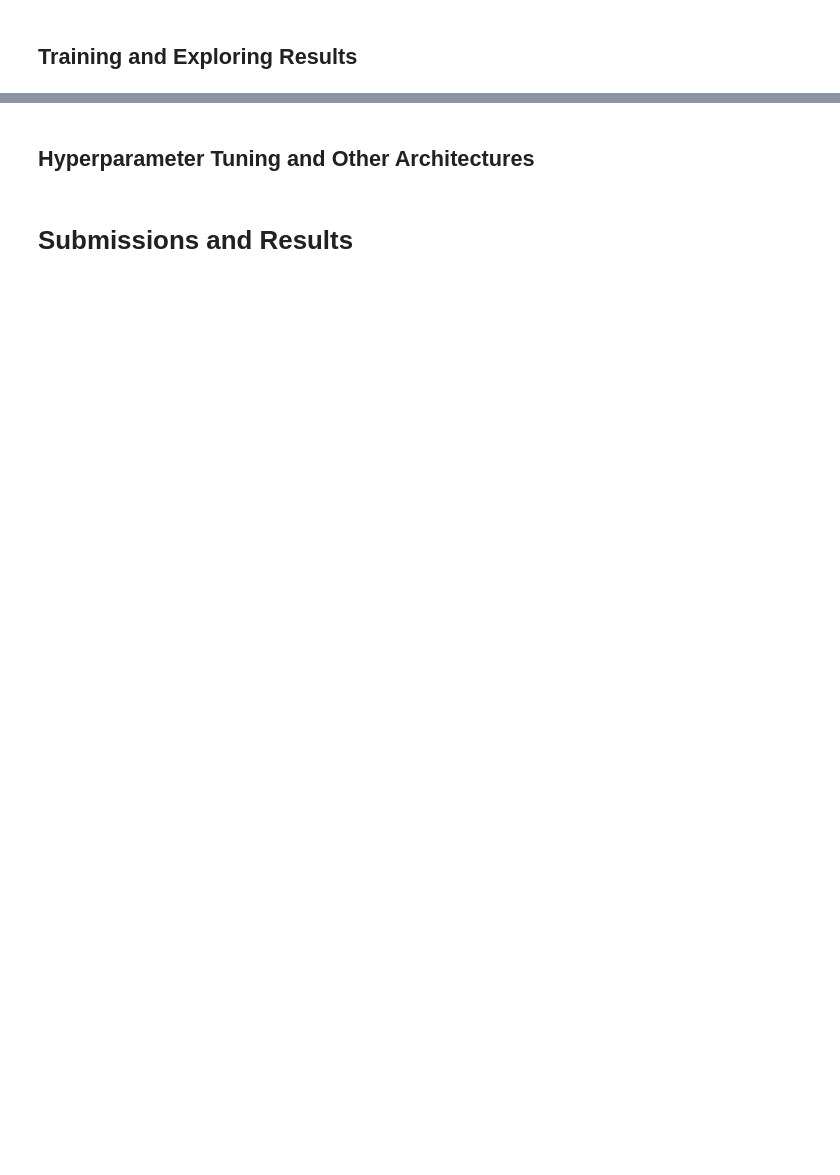
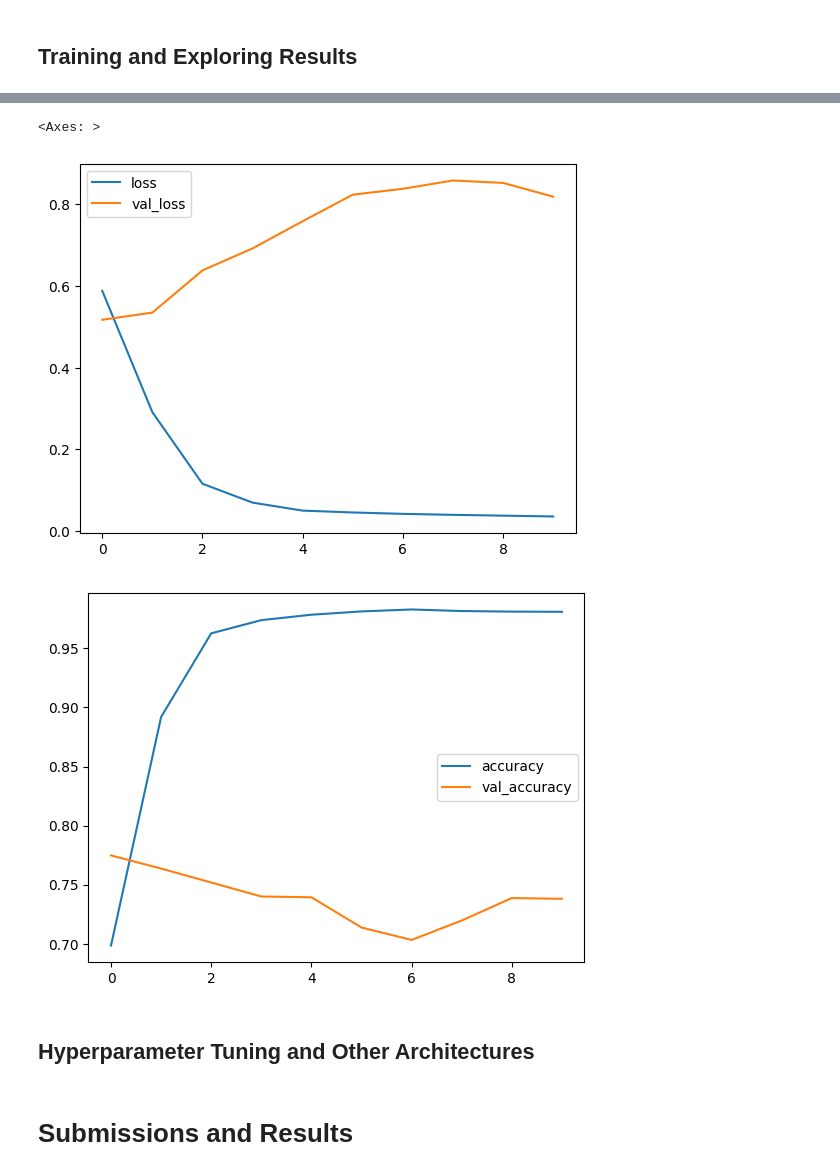
Before and after one commit to Pholmgrendev/RNNProject, a Jupyter notebook: TextClassification.ipynb, the cells around one changed output, grey strips where cells are left out. Cells and saved outputs as stored; diff of their text form; code cells hidden in the pictures; blank space fills up the shorter version.

```diff
--- a/TextClassification.ipynb
+++ b/TextClassification.ipynb
@@ -152,2 +250,6 @@ def clean_and_prep_text(df_text: pd.DataFrame):
 # %% [markdown]
 ## Training and Exploring Results
+# %%
+base_history = model_base.fit(train_pad, train_labels, epochs=10, validation_data=(val_pad, val_labels))
+
+base_metrics = pd.DataFrame(base_history.history)
@@ -154,3 +277,10 @@ def clean_and_prep_text(df_text: pd.DataFrame):
+# %%
+base_metrics[["loss","val_loss"]].plot()
+base_metrics[['accuracy', 'val_accuracy']].plot()
+# %% [output]
+<Axes: >
+[figure, added]
+[figure, added]
 # %% [markdown]
 ## Hyperparameter Tuning and Other Architectures
 # %% [markdown]
```
Also changed, not shown: parts of 18 cells of this notebook.
